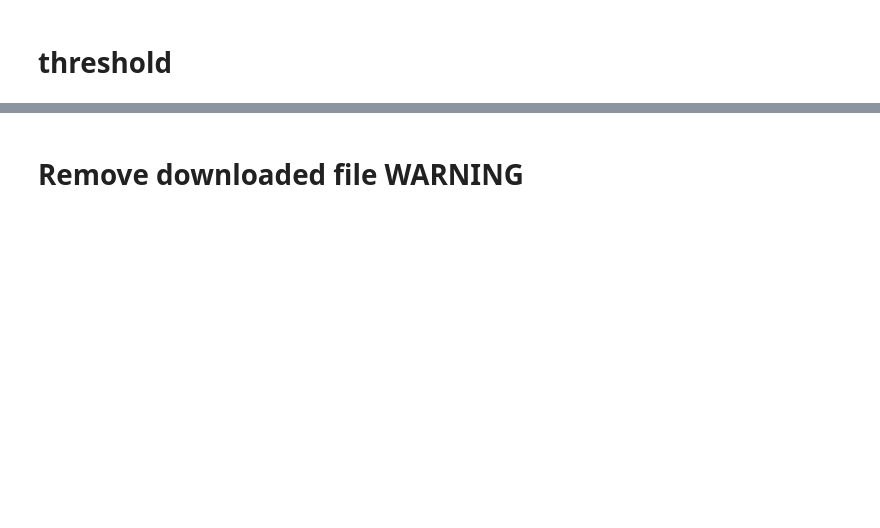
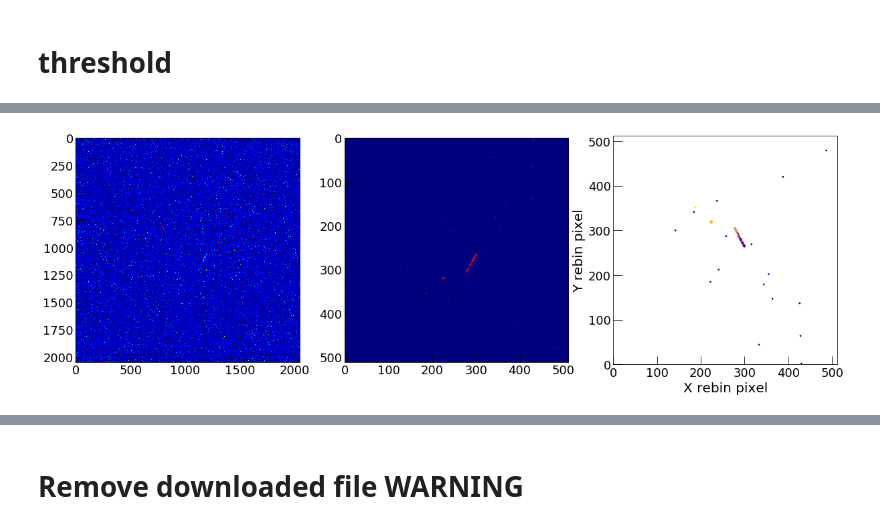
Before and after one commit to gmazzitelli/cygno, a Jupyter notebook: Discrimination_root.ipynb, the cells around one changed output, grey strips where cells are left out. Cells and saved outputs as stored; diff of their text form; code cells hidden in the pictures; blank space fills up the shorter version.

```diff
--- a/Discrimination_root.ipynb
+++ b/Discrimination_root.ipynb
@@ -39,0 +44,15 @@ print("Scale: %d Pixel/Mpixel, %.2f [mm/Mpixel]" % (xyscale, rescale_pixelscale)
+# %%
+# MANGO/ORANGE
+phKev         = 10000/5.9
+pixelscale    = 0.55
+run           = 2346
+run_ped       = 2340
+cimax         = 300
+cimin         = 0
+dataSelection = 'LAB'
+rescale       = 512
+nsigma        = 1.8
+
+xyscale = x_resolution/rescale
+rescale_pixelscale = xyscale*pixelscale
+print("Scale: %d Pixel/Mpixel, %.2f [mm/Mpixel]" % (xyscale, rescale_pixelscale))
@@ -101,0 +128,66 @@ print ("light over Th: %.2f " % (th_image.sum()-m_image.sum()))
+# %%
+cy.set_atlas_style('square')
+from matplotlib import patches
+from sklearn.cluster import DBSCAN
+from sklearn.preprocessing import StandardScaler
+#####################################################
+# show immage
+iTr             = 11
+image           = rtnp.hist2array(f.Get(pic[iTr])).T
+fig, ax        = plt.subplots(1,3, figsize=(20, 6))
+ax[0].imshow(image, vmin=95,vmax=150, cmap='jet')
+
+rebin_image     = cy.rebin((image-m_image), (rescale, rescale))
+rebin_th_image  = cy.rebin((th_image-m_image), (rescale, rescale))
+ax[1].imshow(rebin_image, vmin=0, vmax=150, cmap='jet')
+edges           = (rebin_image > rebin_th_image) & (rebin_image < cimax)
+points          = np.array(np.nonzero(edges)).T.astype(float)
+ax[1].plot(points[:,1], points[:,0], 'r.', markersize=1)
+
+scaler = StandardScaler()
+X_scaled = scaler.fit_transform(points)
+
+dbscan = DBSCAN(eps=0.05, min_samples = 2) # eps=0.1
+dbscan.fit(points)
+
+clusters = dbscan.fit_predict(X_scaled)
+ax[2].scatter(points[:,1], points[:,0], s=3, c=dbscan.labels_, cmap="plasma")
+ax[2].set_xlabel("X rebin pixel")
+ax[2].set_ylabel("Y rebin pixel")
+ax[2].set_xlim(0,rebin_image.shape[0])
+ax[2].set_ylim(0,rebin_image.shape[1])
+plt.show()
+
+for i in range (min(dbscan.labels_), max(dbscan.labels_)):
+    ph = 0
+    for j in range(0, len(points[:,1][dbscan.labels_==i])):
+        ph += (rebin_image[int(points[j,1]), int(points[j,0])])
+
+
+n_cluster = max(dbscan.labels_)
+h_plot    = 4
+l_plot    = math.ceil(n_cluster/h_plot)
+fig, ax   = plt.subplots(l_plot, h_plot , figsize=(20, l_plot*4))
+h_plot_i  = 0
+l_plot_i  = 0
+
+for ic in range(0, n_cluster):
+    yc = points[:,1][dbscan.labels_==ic]
+    xc = points[:,0][dbscan.labels_==ic]
+
+    el_plt, el_par = cy.confidence_ellipse(yc, xc, ax[l_plot_i, h_plot_i], edgecolor='red')
+    ph, dim = cy.cluster_par(yc, xc, rebin_image)
+    width, height, pearson = cy.confidence_ellipse_par(yc, xc)
+    ax[l_plot_i, h_plot_i].scatter(yc, xc,
+                                   label = ('#: %d\n(%.2f,%.2f)\nP:%.2f\nPh: %.2f\nS: %d (%.1f)' %
+                                    (ic, width, height, pearson, ph*xyscale*xyscale, dim, ph/dim)))
+
+    ax[l_plot_i, h_plot_i].legend()
+    if (h_plot_i==h_plot-1):
+        h_plot_i = 0
+        l_plot_i +=1
+    else:
+        h_plot_i +=1
+plt.show()
+# %% [output]
+[figure, added]
```
Also changed, not shown: parts of 18 cells of this notebook, 15 other files.
